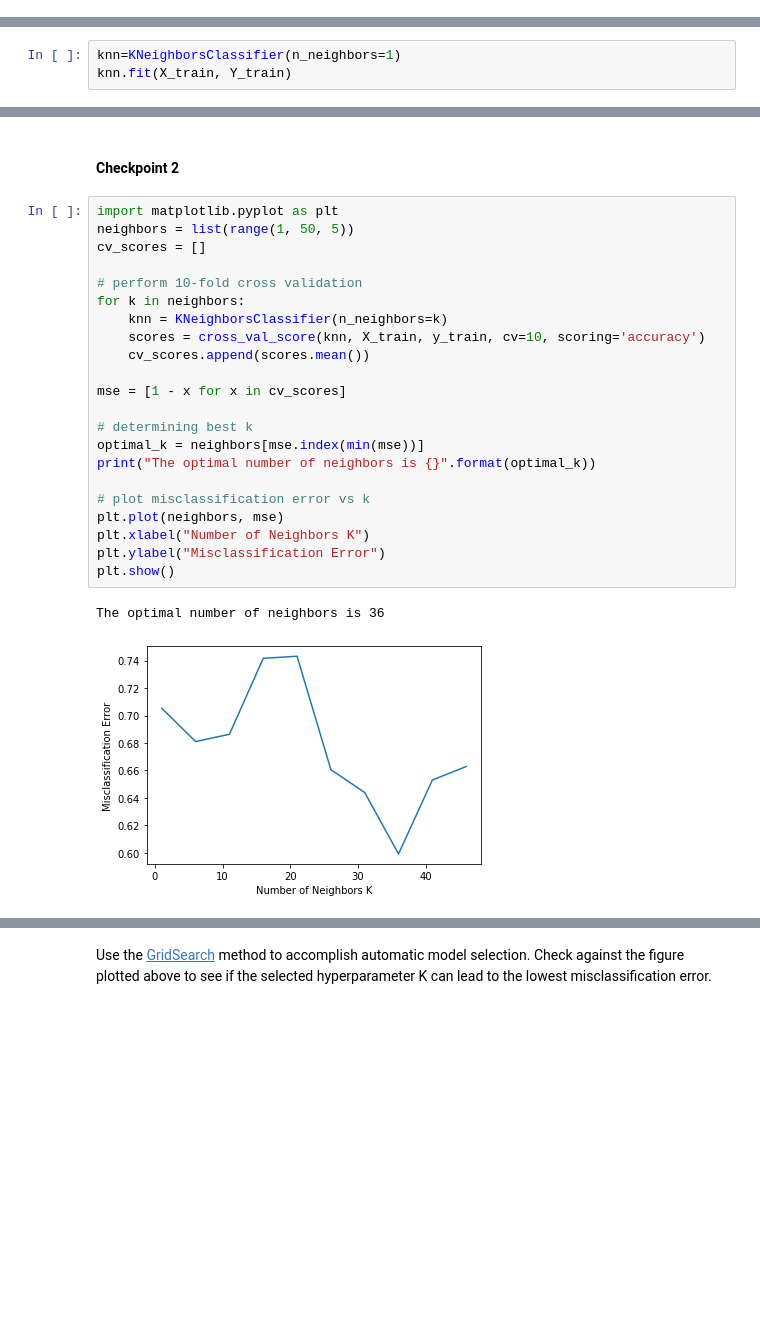
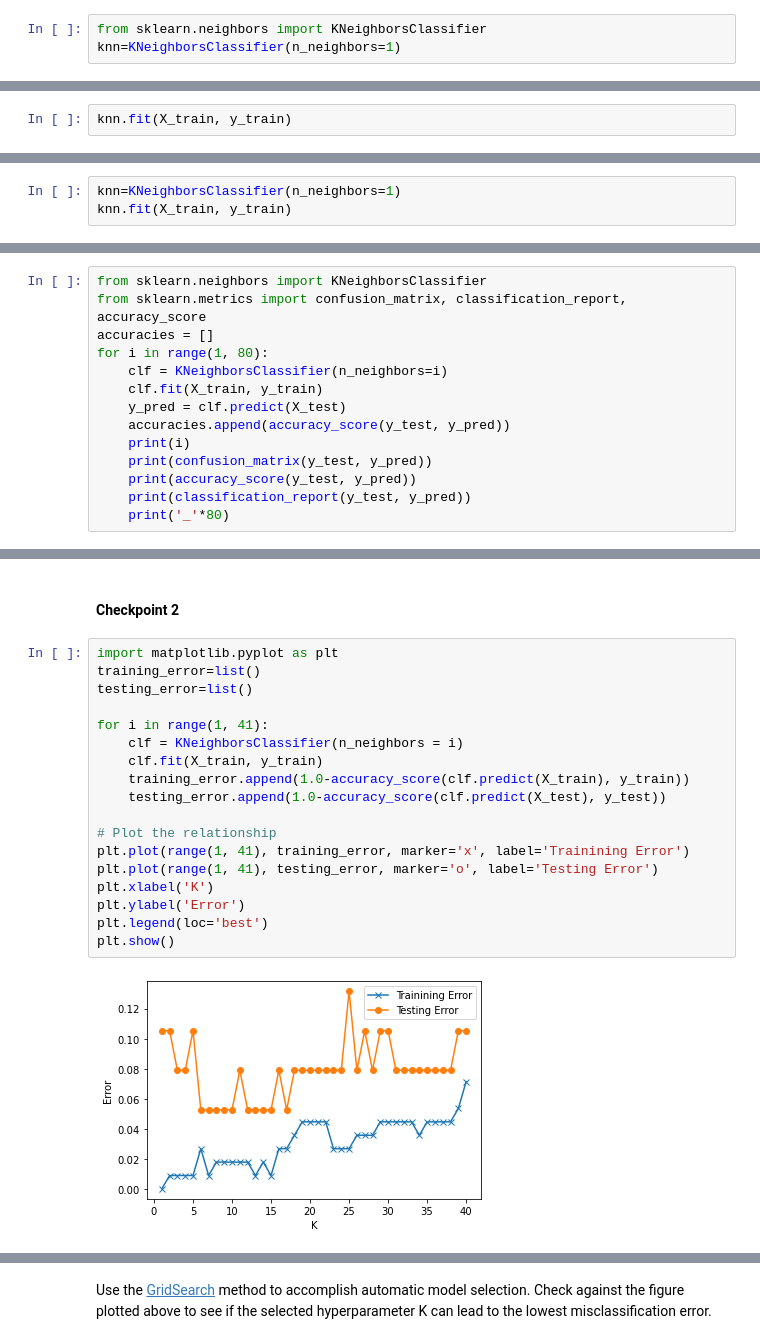
Before and after one commit to iamdraza/University-Practicals, a Jupyter notebook: COMP6200 Week 9_KNN-Classifier.ipynb, the cells around one changed output, grey strips where cells are left out. Cells and saved outputs as stored; diff of their text form; blank space fills up the shorter version.

```diff
--- a/COMP6200 Week 9_KNN-Classifier.ipynb
+++ b/COMP6200 Week 9_KNN-Classifier.ipynb
@@ -152,3 +120,6 @@ ________________________________________________________________________________
+# %%
+from sklearn.neighbors import KNeighborsClassifier
+knn=KNeighborsClassifier(n_neighbors=1)
 # %% [markdown]
 To build the model on the training set, we call the fit method of the knn object,
 which takes as arguments the NumPy array X_train containing the training data and
@@ -161,0 +127,2 @@ pd.DataFrame(accuracies, columns=['ACC']).plot()
+# %%
+knn.fit(X_train, y_train)
@@ -176,7 +147,7 @@ print("X_new.shape: {}".format(X_new.shape))
 X_new.shape: (1, 4)
 # %%
 knn=KNeighborsClassifier(n_neighbors=1)
-knn.fit(X_train, Y_train)
+knn.fit(X_train, y_train)
 # %% [output]
 KNeighborsClassifier(algorithm='auto', leaf_size=30, metric='minkowski',
                      metric_params=None, n_jobs=None, n_neighbors=1, p=2,
@@ -215,0 +187,14 @@ Test set score: 0.89
+# %%
+from sklearn.neighbors import KNeighborsClassifier
+from sklearn.metrics import confusion_matrix, classification_report, accuracy_score
+accuracies = []
+for i in range(1, 80):
+    clf = KNeighborsClassifier(n_neighbors=i)
+    clf.fit(X_train, y_train)
+    y_pred = clf.predict(X_test)
+    accuracies.append(accuracy_score(y_test, y_pred))
+    print(i)
+    print(confusion_matrix(y_test, y_pred))
+    print(accuracy_score(y_test, y_pred))
+    print(classification_report(y_test, y_pred))
+    print('_'*80)
@@ -237,28 +252,23 @@ Average accuracy: 0.9667 +- 0.0447
 Plot the misclassification error versus K. You need to figure out the possible values of K. If the number of possible values is too big, you can take some values with a certain step, e.g., K = 1, 5, 10, ... with a step of 5.
 # %% [markdown]
 #### Checkpoint 2
-# %%
-import matplotlib.pyplot as plt
-neighbors = list(range(1, 50, 5))
-cv_scores = []
-
-# perform 10-fold cross validation
-for k in neighbors:
-    knn = KNeighborsClassifier(n_neighbors=k)
-    scores = cross_val_score(knn, X_train, y_train, cv=10, scoring='accuracy')
-    cv_scores.append(scores.mean())
-
-mse = [1 - x for x in cv_scores]
-
-# determining best k
-optimal_k = neighbors[mse.index(min(mse))]
-print("The optimal number of neighbors is {}".format(optimal_k))
-
-# plot misclassification error vs k
-plt.plot(neighbors, mse)
-plt.xlabel("Number of Neighbors K")
-plt.ylabel("Misclassification Error")
-plt.show()
-# %% [output]
-The optimal number of neighbors is 36
-[figure, removed]
+# %%
+import matplotlib.pyplot as plt
+training_error=list()
+testing_error=list()
+
+for i in range(1, 41):
+    clf = KNeighborsClassifier(n_neighbors = i)
+    clf.fit(X_train, y_train)
+    training_error.append(1.0-accuracy_score(clf.predict(X_train), y_train))
+    testing_error.append(1.0-accuracy_score(clf.predict(X_test), y_test))
+
+# Plot the relationship
+plt.plot(range(1, 41), training_error, marker='x', label='Trainining Error')
+plt.plot(range(1, 41), testing_error, marker='o', label='Testing Error')
+plt.xlabel('K')
+plt.ylabel('Error')
+plt.legend(loc='best')
+plt.show()
+# %% [output]
+[figure, added]
```
Also changed, not shown: parts of 12 cells of this notebook.
